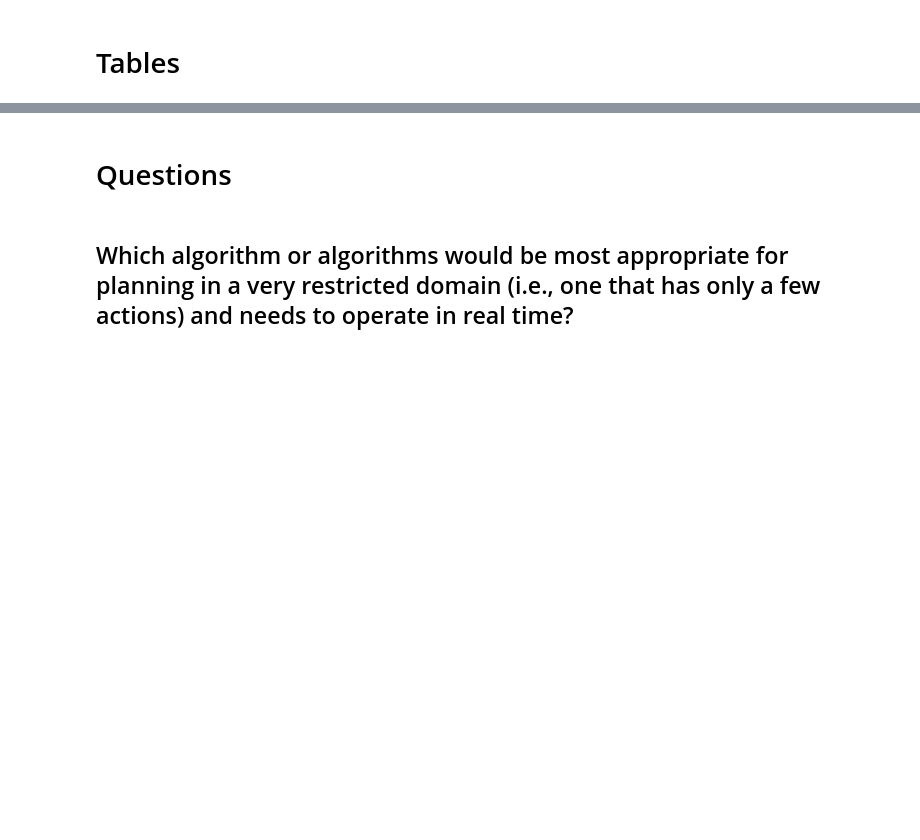
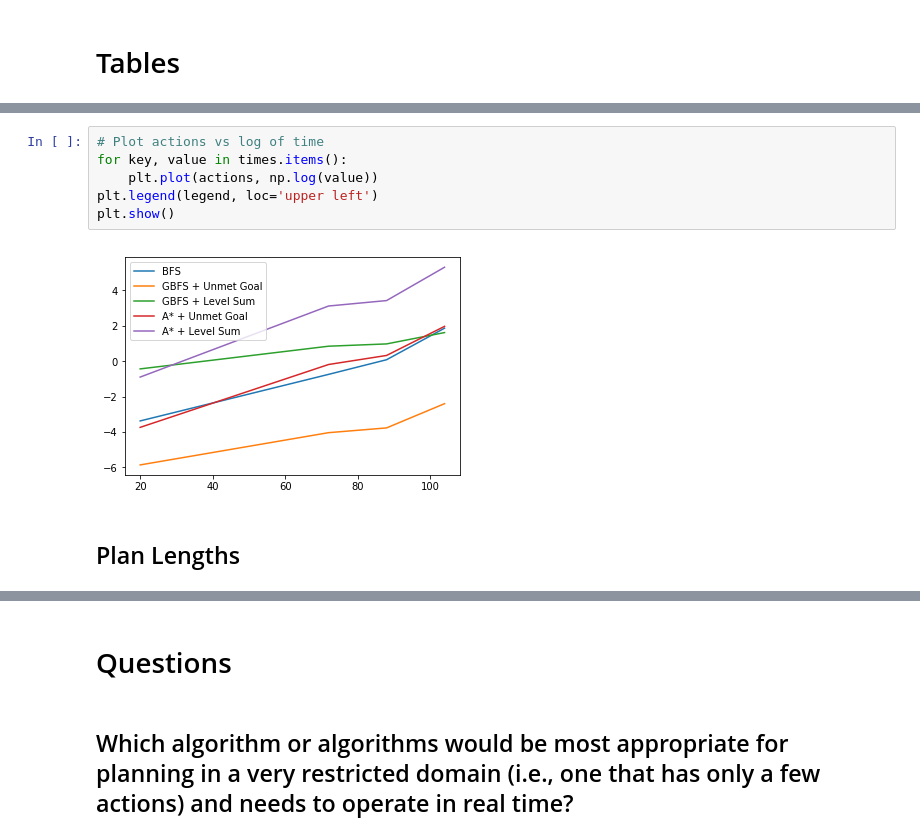
Before and after one commit to udacity/artificial-intelligence, a Jupyter notebook: Projects/2_Classical Planning/report.ipynb, the cells around one changed output, grey strips where cells are left out. Saved outputs shown, nothing was run; the diff lists cells and outputs as text; blank space fills up the shorter version.

```diff
--- a/Projects/2_Classical Planning/report.ipynb
+++ b/Projects/2_Classical Planning/report.ipynb
@@ -148,0 +153,10 @@ Number of Actions: 104
+# %%
+# Plot actions vs log of time
+for key, value in times.items():
+    plt.plot(actions, np.log(value))
+plt.legend(legend, loc='upper left')
+plt.show()
+# %% [output]
+[figure, added]
+# %% [markdown]
+## Plan Lengths
```
Also changed, not shown: parts of 32 cells of this notebook.
